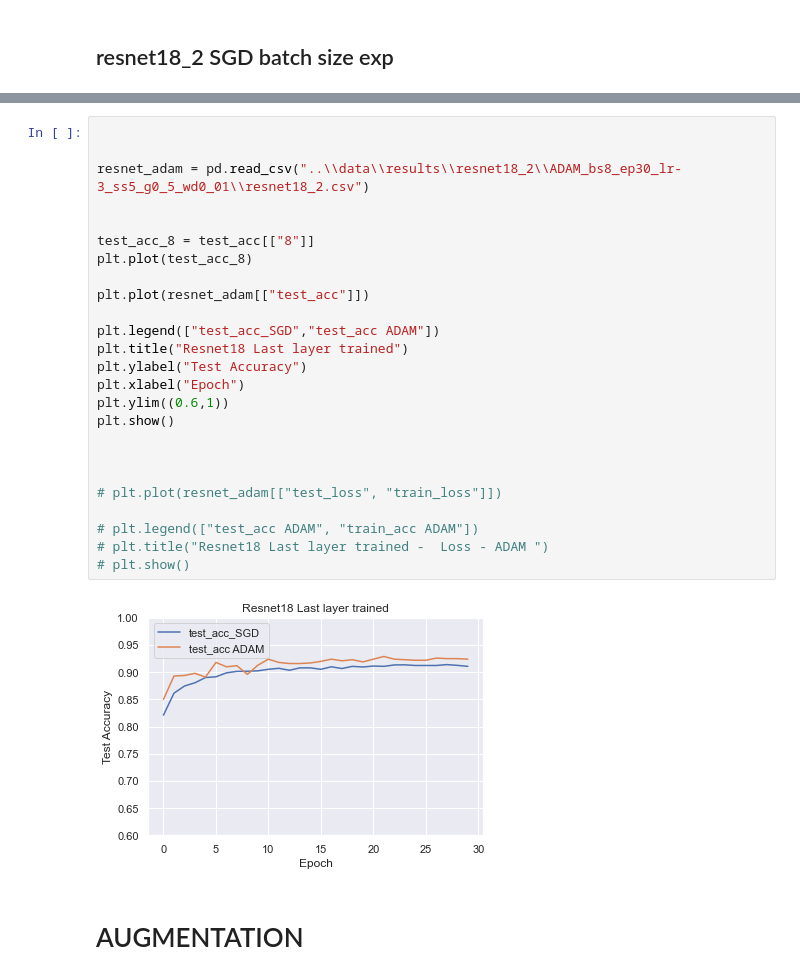
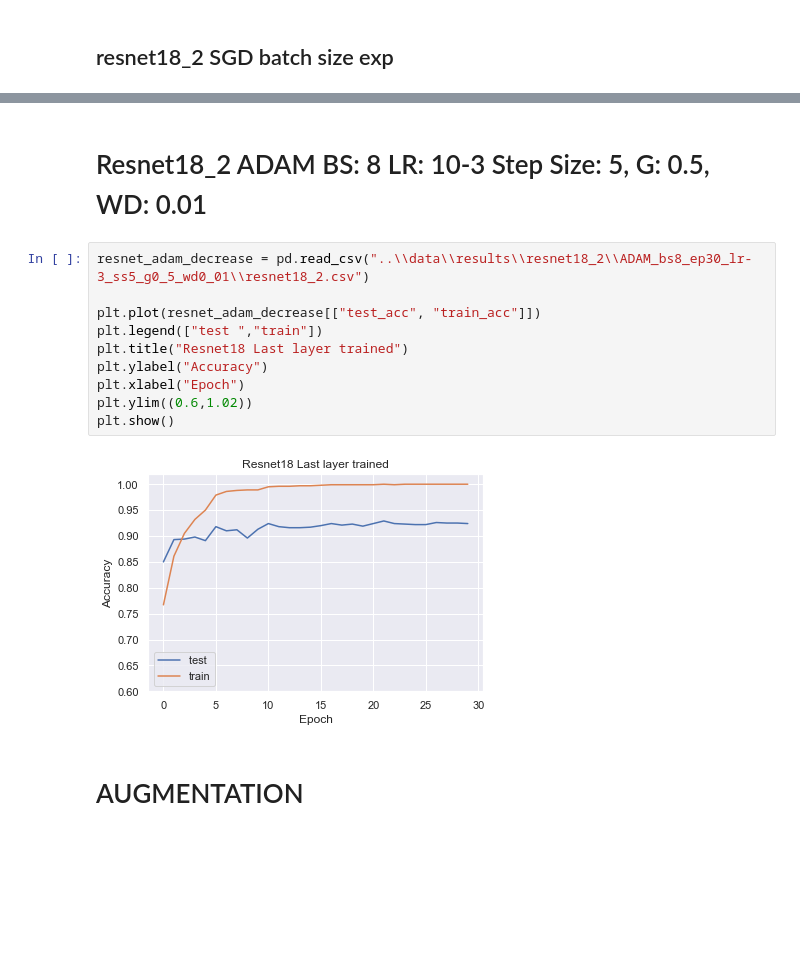
Before and after one commit to muszkowska/DeepLearning, a Jupyter notebook: notebooks/results.ipynb, the cells around one changed output, grey strips where cells are left out. Saved outputs shown, nothing was run; the diff lists cells and outputs as text; blank space fills up the shorter version.

Commit message:
Update Resnet18_2 graphs

```diff
--- a/notebooks/results.ipynb
+++ b/notebooks/results.ipynb
@@ -367,30 +376,17 @@ plt.show()
+# %% [markdown]
+# Resnet18_2 ADAM BS: 8 LR: 10-3 Step Size: 5, G: 0.5, WD: 0.01
 # %%
+resnet_adam_decrease = pd.read_csv("..\\data\\results\\resnet18_2\\ADAM_bs8_ep30_lr-3_ss5_g0_5_wd0_01\\resnet18_2.csv")
 
-
-resnet_adam = pd.read_csv("..\\data\\results\\resnet18_2\\ADAM_bs8_ep30_lr-3_ss5_g0_5_wd0_01\\resnet18_2.csv")
-
-
-test_acc_8 = test_acc[["8"]]
-plt.plot(test_acc_8)
-
-plt.plot(resnet_adam[["test_acc"]])
-
-plt.legend(["test_acc_SGD","test_acc ADAM"])
+plt.plot(resnet_adam_decrease[["test_acc", "train_acc"]])
+plt.legend(["test ","train"])
 plt.title("Resnet18 Last layer trained")
-plt.ylabel("Test Accuracy")
+plt.ylabel("Accuracy")
 plt.xlabel("Epoch")
-plt.ylim((0.6,1))
+plt.ylim((0.6,1.02))
 plt.show()
-
-
-
-# plt.plot(resnet_adam[["test_loss", "train_loss"]])
-
-# plt.legend(["test_acc ADAM", "train_acc ADAM"])
-# plt.title("Resnet18 Last layer trained -  Loss - ADAM ")
-# plt.show()
 # %% [output]
-[figure, old version]
+[figure, new version]
 # %% [markdown]
 # AUGMENTATION
 # %%
```
Also changed, not shown: parts of 3 cells of this notebook, 6 other files.
